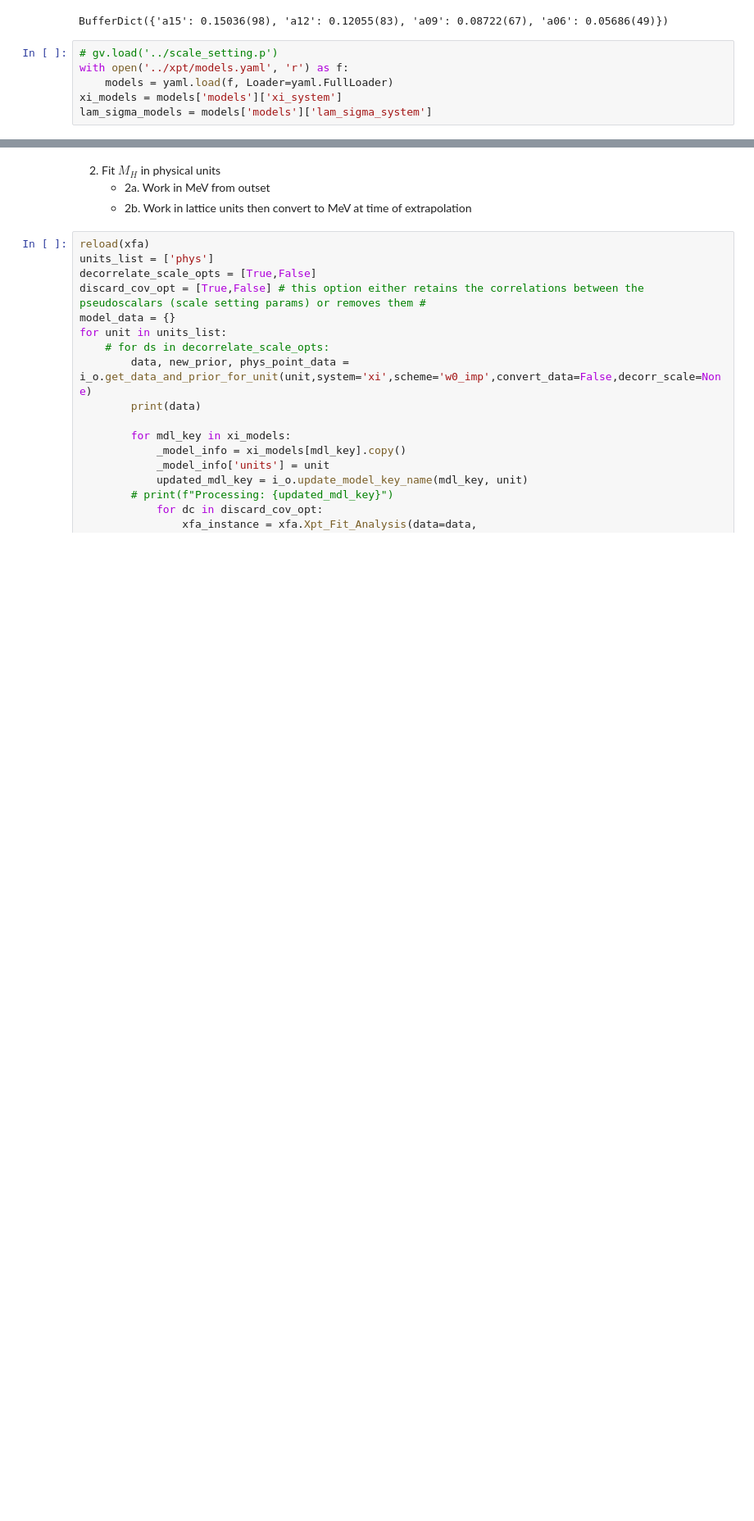
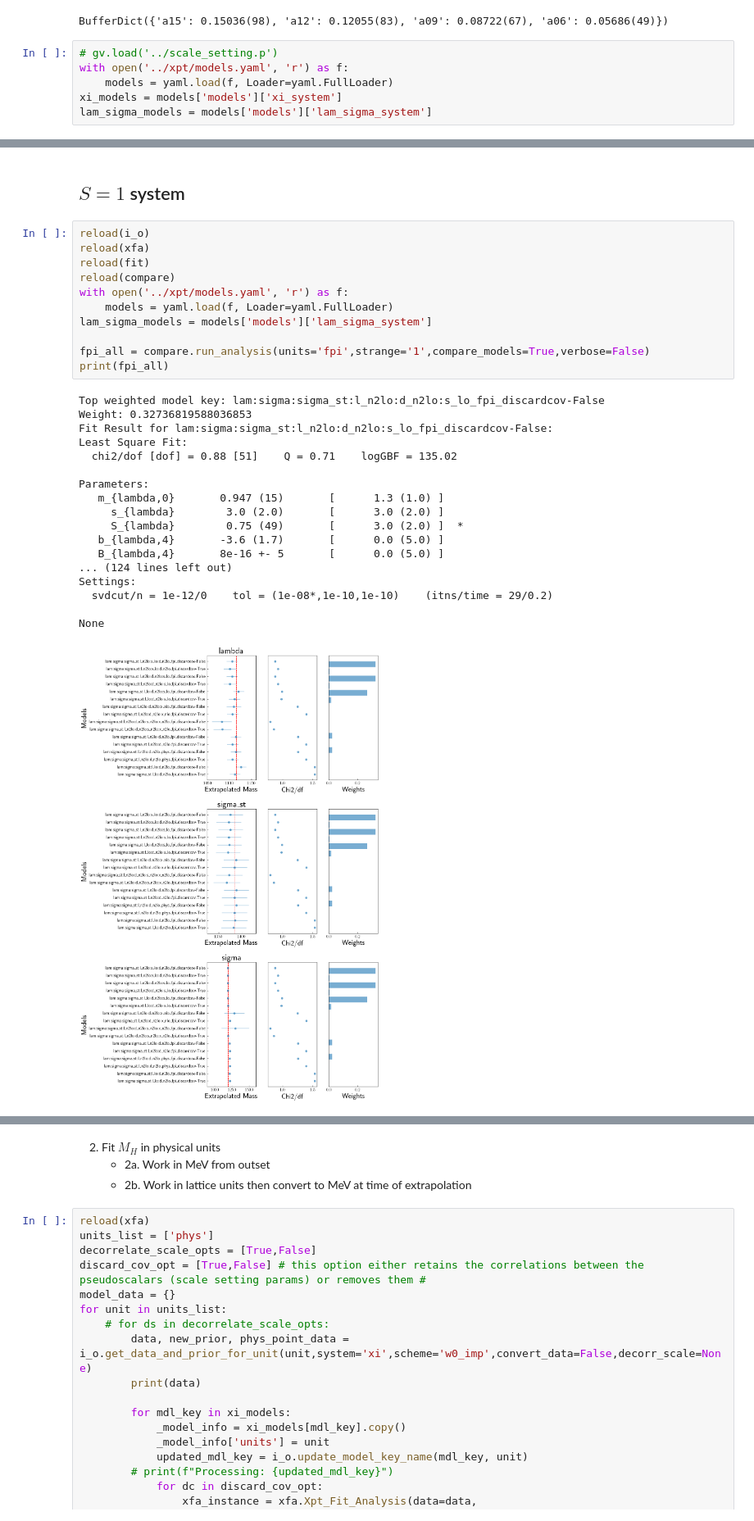
Before and after one commit to gdbrad/hyperon_su2_hbxpt, a Jupyter notebook: notebooks/su2_hyperon_extrap.ipynb, the cells around one changed output, grey strips where cells are left out. Shown at 82% size. Saved outputs shown, nothing was run; the diff lists cells and outputs as text; blank space fills up the shorter version.

```diff
--- a/notebooks/su2_hyperon_extrap.ipynb
+++ b/notebooks/su2_hyperon_extrap.ipynb
@@ -144,3 +232,35 @@ Differences between the following fit strategy and the fits obtained via directl
+# %% [markdown]
+## $S=1$ system
+# %%
+reload(i_o)
+reload(xfa)
+reload(fit)
+reload(compare)
+with open('../xpt/models.yaml', 'r') as f:
+    models = yaml.load(f, Loader=yaml.FullLoader)
+lam_sigma_models = models['models']['lam_sigma_system']
+
+fpi_all = compare.run_analysis(units='fpi',strange='1',compare_models=True,verbose=False)
+print(fpi_all)
+# %% [output]
+Top weighted model key: lam:sigma:sigma_st:l_n2lo:d_n2lo:s_lo_fpi_discardcov-False
+Weight: 0.32736819588036853
+Fit Result for lam:sigma:sigma_st:l_n2lo:d_n2lo:s_lo_fpi_discardcov-False:
+Least Square Fit:
+  chi2/dof [dof] = 0.88 [51]    Q = 0.71    logGBF = 135.02
+
+Parameters:
+   m_{lambda,0}       0.947 (15)       [      1.3 (1.0) ]
+     s_{lambda}        3.0 (2.0)       [      3.0 (2.0) ]
+     S_{lambda}        0.75 (49)       [      3.0 (2.0) ]  *
+   b_{lambda,4}       -3.6 (1.7)       [      0.0 (5.0) ]
+   B_{lambda,4}       8e-16 +- 5       [      0.0 (5.0) ]
+... (124 lines left out)
+Settings:
+  svdcut/n = 1e-12/0    tol = (1e-08*,1e-10,1e-10)    (itns/time = 29/0.2)
+
+None
+[figure, added]
 # %%
 reload(i_o)
 reload(xfa)
```
Also changed, not shown: parts of 14 cells of this notebook, 9 other files.
